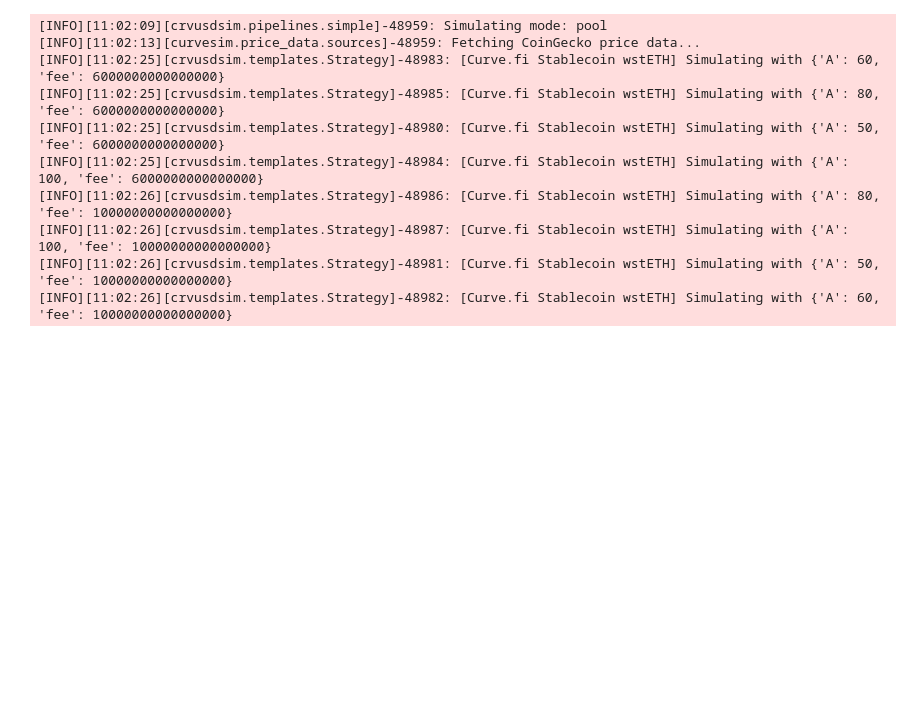
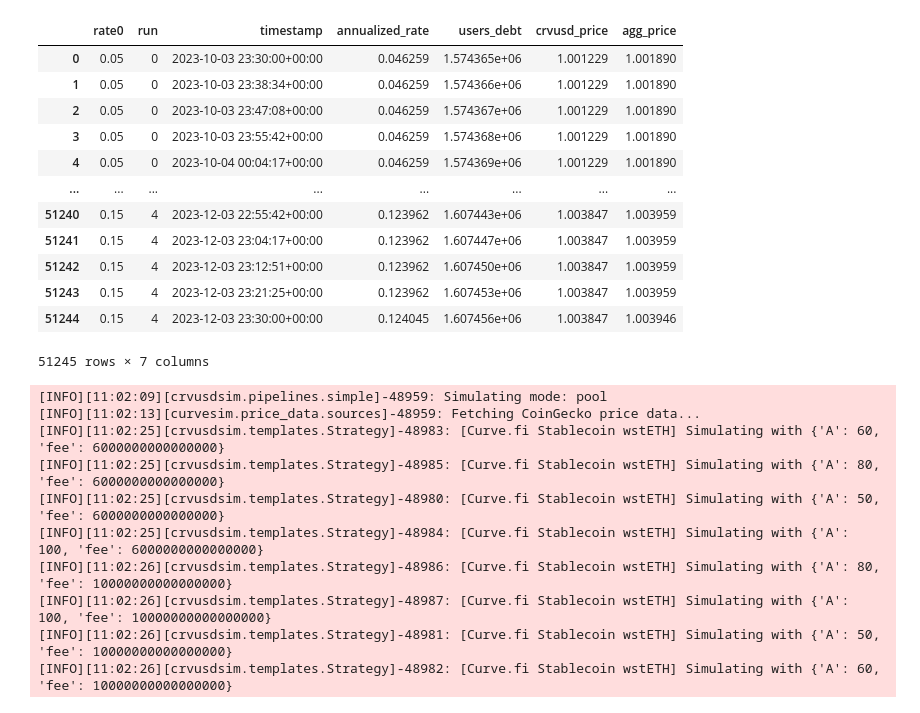
Before and after one commit to 0xreviews/crvusdsim, a Jupyter notebook: notebooks/autosim_demo.ipynb, the cells around one changed output. Drawn from its saved outputs; the diff is of its cells as text; code cells hidden in the pictures; blank space fills up the shorter version.

```diff
--- a/notebooks/autosim_demo.ipynb
+++ b/notebooks/autosim_demo.ipynb
@@ -2,3 +2,5 @@
 import sys
 sys.path.insert(0, "..")
 import crvusdsim
+# %%
+res = crvusdsim.autosim(pool="wstETH", sim_mode="rate", rate0=[0.05, 0.075, 0.10, 0.125, 0.15])
@@ -5,3 +54,19 @@ import crvusdsim
+# %%
+res.data(full=True)
+# %% [output]
+|  | rate0 | run | timestamp | annualized_rate | users_debt | crvusd_price | agg_price |
+| 0 | 0.05 | 0 | 2023-10-03 23:30:00+00:00 | 0.046259 | 1.574365e+06 | 1.001229 | 1.001890 |
+| 1 | 0.05 | 0 | 2023-10-03 23:38:34+00:00 | 0.046259 | 1.574366e+06 | 1.001229 | 1.001890 |
+| 2 | 0.05 | 0 | 2023-10-03 23:47:08+00:00 | 0.046259 | 1.574367e+06 | 1.001229 | 1.001890 |
+| 3 | 0.05 | 0 | 2023-10-03 23:55:42+00:00 | 0.046259 | 1.574368e+06 | 1.001229 | 1.001890 |
+| 4 | 0.05 | 0 | 2023-10-04 00:04:17+00:00 | 0.046259 | 1.574369e+06 | 1.001229 | 1.001890 |
+| ... | ... | ... | ... | ... | ... | ... | ... |
+| 51240 | 0.15 | 4 | 2023-12-03 22:55:42+00:00 | 0.123962 | 1.607443e+06 | 1.003847 | 1.003959 |
+| 51241 | 0.15 | 4 | 2023-12-03 23:04:17+00:00 | 0.123962 | 1.607447e+06 | 1.003847 | 1.003959 |
+| 51242 | 0.15 | 4 | 2023-12-03 23:12:51+00:00 | 0.123962 | 1.607450e+06 | 1.003847 | 1.003959 |
+| 51243 | 0.15 | 4 | 2023-12-03 23:21:25+00:00 | 0.123962 | 1.607453e+06 | 1.003847 | 1.003959 |
+| 51244 | 0.15 | 4 | 2023-12-03 23:30:00+00:00 | 0.124045 | 1.607456e+06 | 1.003847 | 1.003946 |
+51245 rows × 7 columns
 # %%
 res = crvusdsim.autosim(pool="wstETH", sim_mode="pool", A=[50, 60, 80, 100], fee=[6 * 10**15, 10 * 10**15])
 # %% [output]
```
Also changed, not shown: parts of 4 cells of this notebook, 4 other files.
